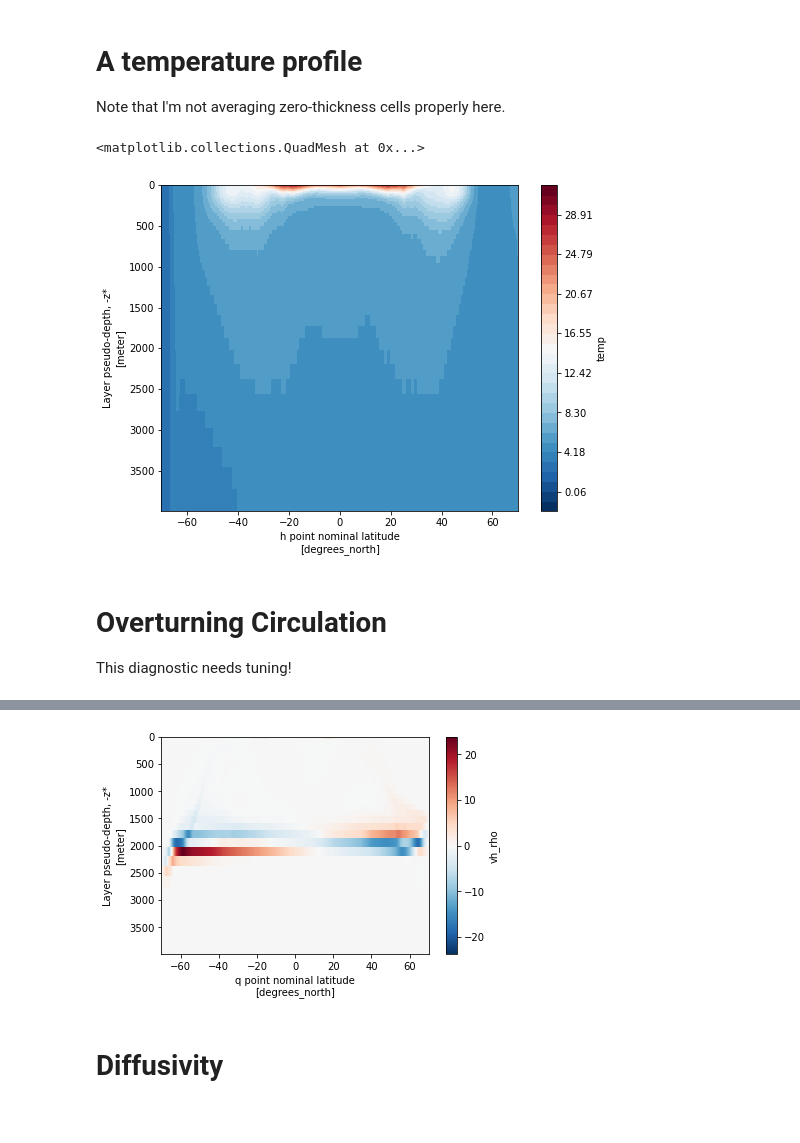
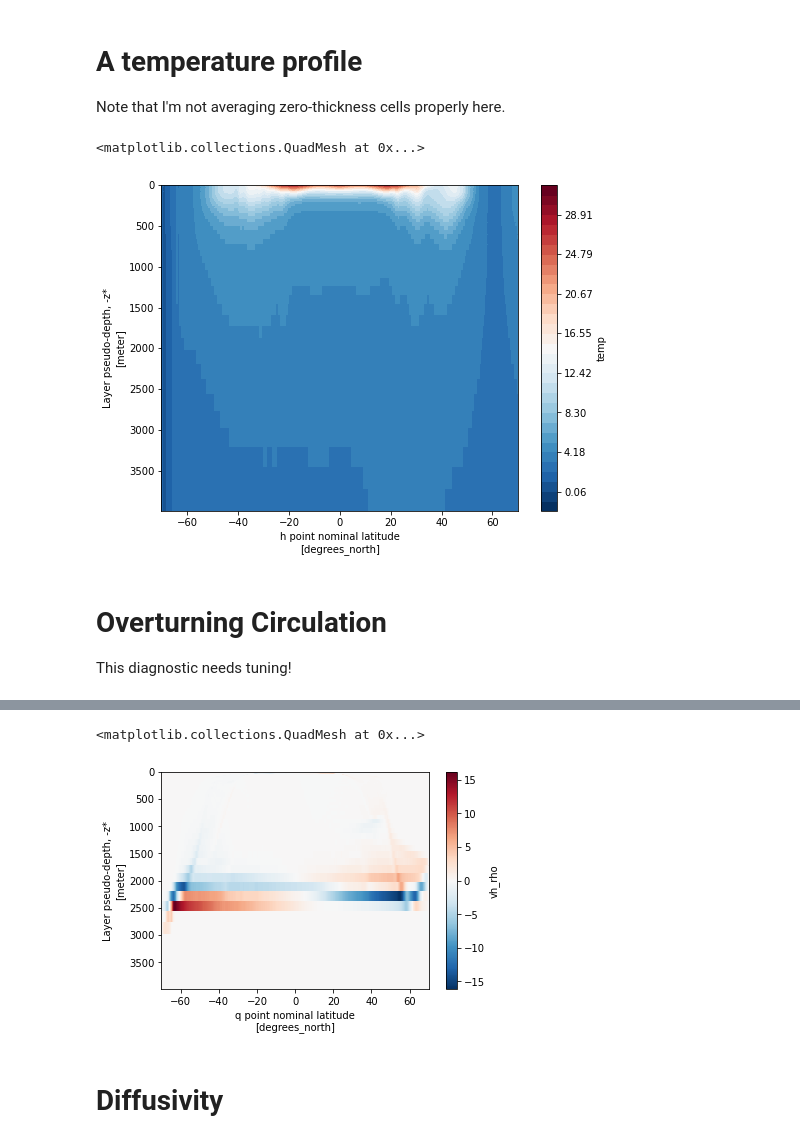
Before and after one commit to AndyHoggANU/anu-tub, a Jupyter notebook: diagnostics/Start_Plotting.ipynb, the cells around one changed output, grey strips where cells are left out. Cells and saved outputs as stored; diff of their text form; code cells hidden in the pictures.

```diff
--- a/diagnostics/Start_Plotting.ipynb
+++ b/diagnostics/Start_Plotting.ipynb
@@ -116,17 +116,17 @@ Note that I'm not averaging zero-thickness cells properly here.
 fig, ax = plt.subplots(1,1,figsize=(8,6))
 vlev = np.linspace(-2,32,34)
 
-darray = cc.querying.getvar(experiment, 'temp', session,ncfile='prog_ave.nc',start_time='0030-01-01')
+darray = cc.querying.getvar(experiment, 'temp', session,ncfile='prog_ave.nc',start_time='0140-01-01')
 temp_slice = darray.mean('Time').sel(xh=slice(10,30)).mean('xh')
 temp_slice.plot(levels=vlev,yincrease=False)
 # %% [output]
 <matplotlib.collections.QuadMesh at 0x...>
-[figure, old version]
+[figure, new version]
 # %% [markdown]
 # Overturning Circulation
 This diagnostic needs tuning!
 # %%
-darray = cc.querying.getvar(experiment, 'vh_rho', session,ncfile='prog_ave.nc',start_time='0020-01-01')
+darray = cc.querying.getvar(experiment, 'vh_rho', session,ncfile='prog_ave.nc',start_time='0140-01-01')
 moc = darray.sum('xh').mean('Time')/1e6
 moc.plot(yincrease=False)
 # %% [output]
@@ -134,4 +134,5 @@ moc.plot(yincrease=False)
+<matplotlib.collections.QuadMesh at 0x...>
-[figure, old version]
+[figure, new version]
 # %% [markdown]
 # Diffusivity
 # %%
```
Also changed, not shown: parts of 5 cells of this notebook, 1 other file.
